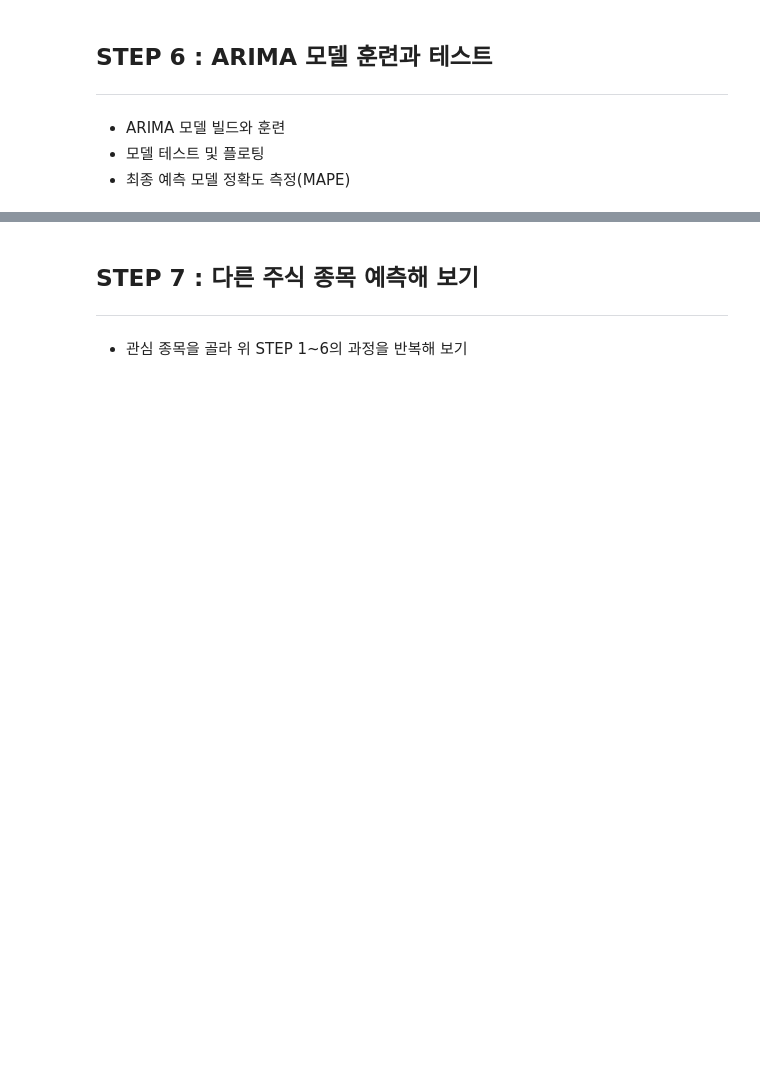
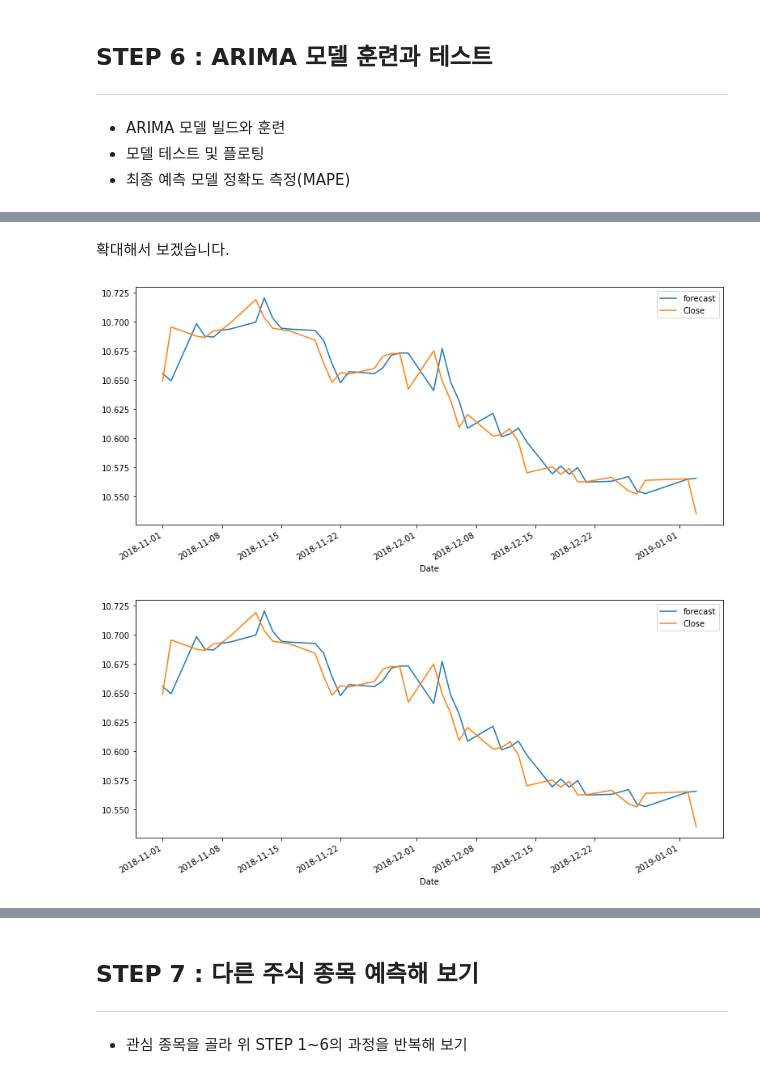
Before and after one commit to mochafreddo/aiffel, a Jupyter notebook: [E-13]Let's challenge stock prediction.ipynb, the cells around one changed output, grey strips where cells are left out. Cells and saved outputs as stored; diff of their text form; code cells hidden in the pictures; blank space fills up the shorter version.

```diff
--- a/[E-13]Let's challenge stock prediction.ipynb
+++ b/[E-13]Let's challenge stock prediction.ipynb
@@ -178,0 +388,8 @@ print('MAPE: {:.2f}%'.format(mape*100))
+# %% [markdown]
+확대해서 보겠습니다.
+# %%
+import datetime
+fitted_m.plot_predict(start=datetime.datetime(2018,11,1))
+# %% [output]
+[figure, added]
+[figure, added]
```
Also changed, not shown: parts of 43 cells of this notebook.
